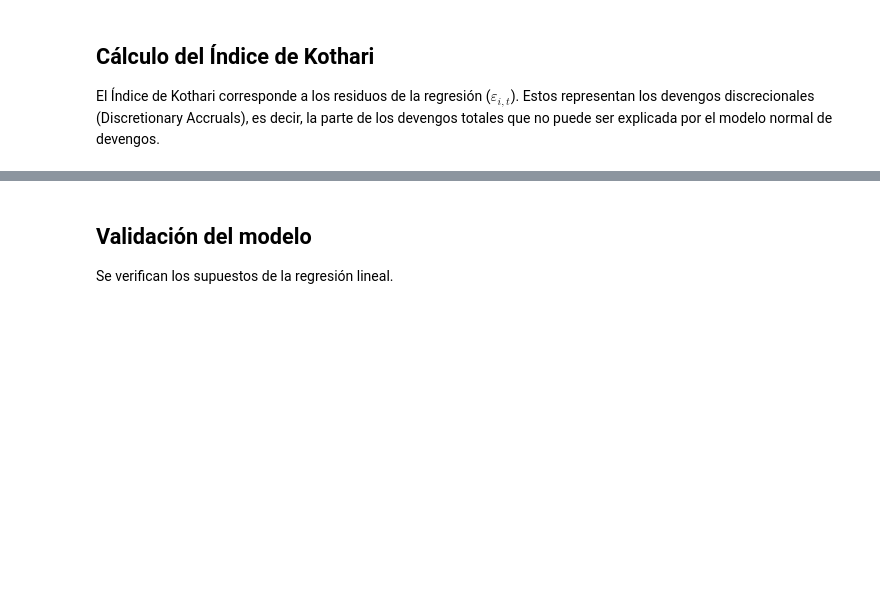
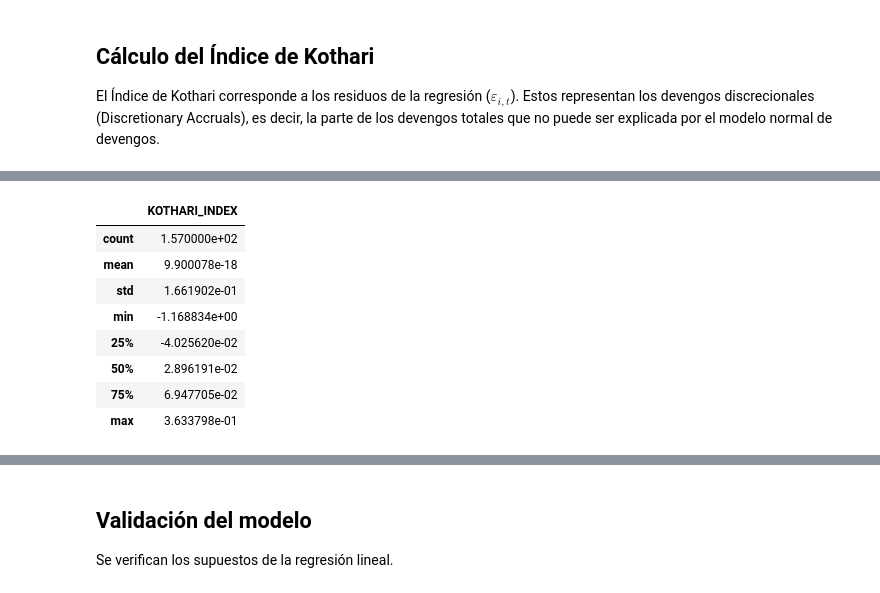
Before and after one commit to gabrielortegaproyectos/kotary_data_analysis, a Jupyter notebook: notebooks/03_Calculate_Kothari_Index.ipynb, the cells around one changed output, grey strips where cells are left out. Drawn from its saved outputs; the diff is of its cells as text; code cells hidden in the pictures; blank space fills up the shorter version.

```diff
--- a/notebooks/03_Calculate_Kothari_Index.ipynb
+++ b/notebooks/03_Calculate_Kothari_Index.ipynb
@@ -241,0 +242,3 @@ Muestra de los resultados:
+# %%
+df_regresion_limpio[['KOTHARI_INDEX']].describe()
+# %% [output]
@@ -241,0 +246,9 @@ Muestra de los resultados:
+|  | KOTHARI_INDEX |
+| count | 1.570000e+02 |
+| mean | 9.900078e-18 |
+| std | 1.661902e-01 |
+| min | -1.168834e+00 |
+| 25% | -4.025620e-02 |
+| 50% | 2.896191e-02 |
+| 75% | 6.947705e-02 |
+| max | 3.633798e-01 |
```
Also changed, not shown: parts of 17 cells of this notebook, 2 other files.
